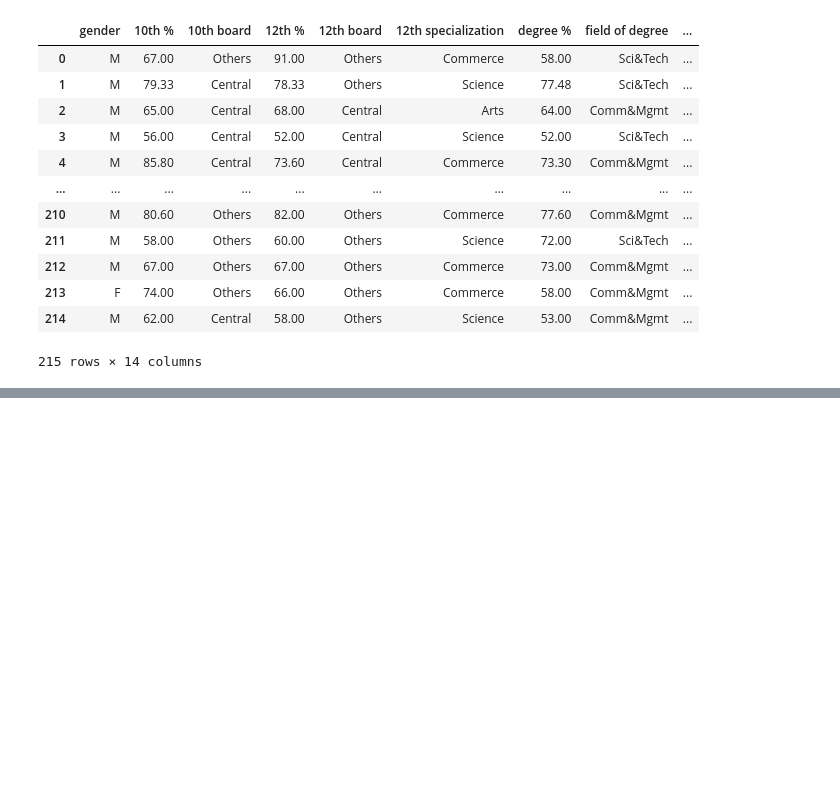
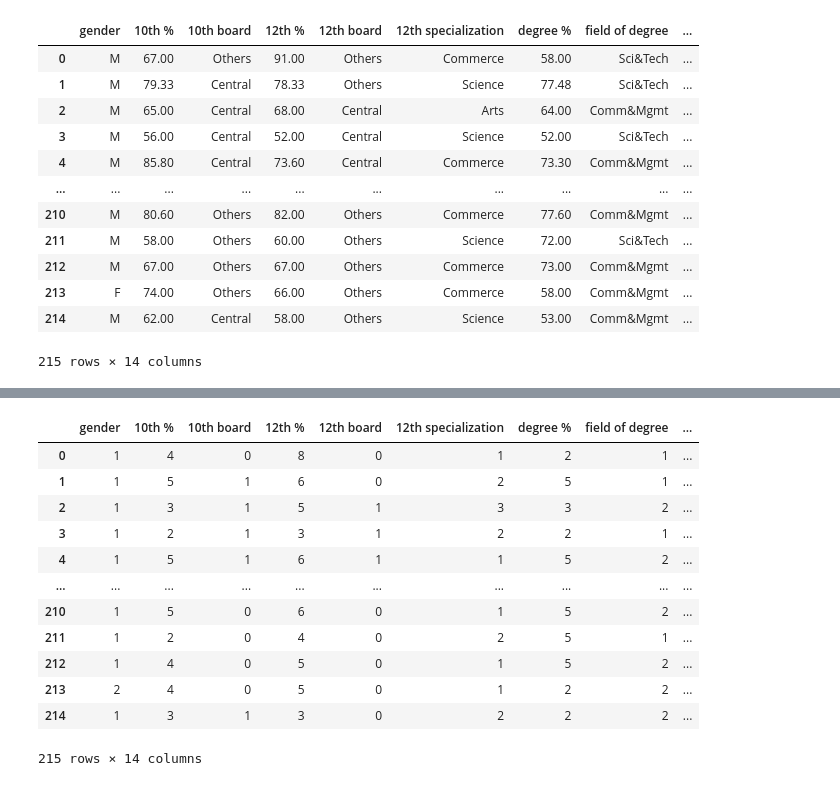
Before and after one commit to Jaiganesh-MK/Placement-analysis, a Jupyter notebook: placement.ipynb, the cells around one changed output, grey strips where cells are left out. Saved outputs shown, nothing was run; the diff lists cells and outputs as text; code cells hidden in the pictures; blank space fills up the shorter version.

```diff
--- a/placement.ipynb
+++ b/placement.ipynb
@@ -420,0 +521,24 @@ df
+# %%
+df['employement-test %'][df['employement-test %']<50]=1
+df['employement-test %'][(df['employement-test %']>=50)&(df['employement-test %']<60)]=2
+df['employement-test %'][(df['employement-test %']>=60)&(df['employement-test %']<71)]=3
+df['employement-test %'][(df['employement-test %']>=71)&(df['employement-test %']<83)]=4
+df['employement-test %'][(df['employement-test %']>=83)&(df['employement-test %']<90)]=5
+df['employement-test %'][(df['employement-test %']>=90)&(df['employement-test %']<=100)]=6
+df['employement-test %'] = df['employement-test %'].astype(int)
+# %%
+df
+# %% [output]
+|  | gender | 10th % | 10th board | 12th % | 12th board | 12th specialization | degree % | field of degree | ... |
+| 0 | 1 | 4 | 0 | 8 | 0 | 1 | 2 | 1 | ... |
+| 1 | 1 | 5 | 1 | 6 | 0 | 2 | 5 | 1 | ... |
+| 2 | 1 | 3 | 1 | 5 | 1 | 3 | 3 | 2 | ... |
+| 3 | 1 | 2 | 1 | 3 | 1 | 2 | 2 | 1 | ... |
+| 4 | 1 | 5 | 1 | 6 | 1 | 1 | 5 | 2 | ... |
+| ... | ... | ... | ... | ... | ... | ... | ... | ... | ... |
+| 210 | 1 | 5 | 0 | 6 | 0 | 1 | 5 | 2 | ... |
+| 211 | 1 | 2 | 0 | 4 | 0 | 2 | 5 | 1 | ... |
+| 212 | 1 | 4 | 0 | 5 | 0 | 1 | 5 | 2 | ... |
+| 213 | 2 | 4 | 0 | 5 | 0 | 1 | 2 | 2 | ... |
+| 214 | 1 | 3 | 1 | 3 | 0 | 2 | 2 | 2 | ... |
+215 rows × 14 columns
```
Also changed, not shown: parts of 23 cells of this notebook.
